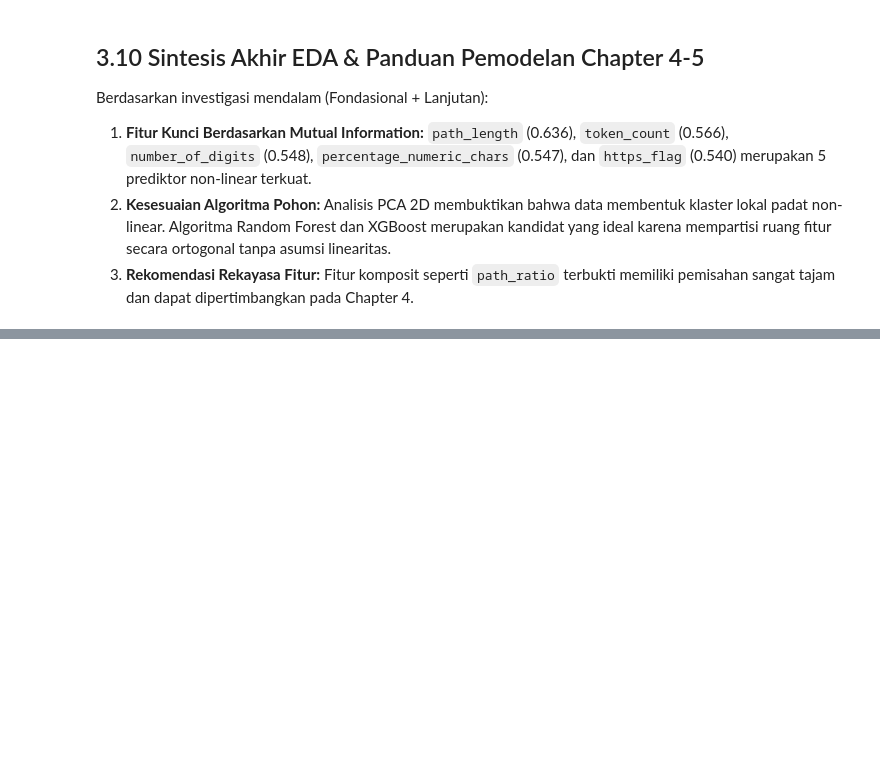
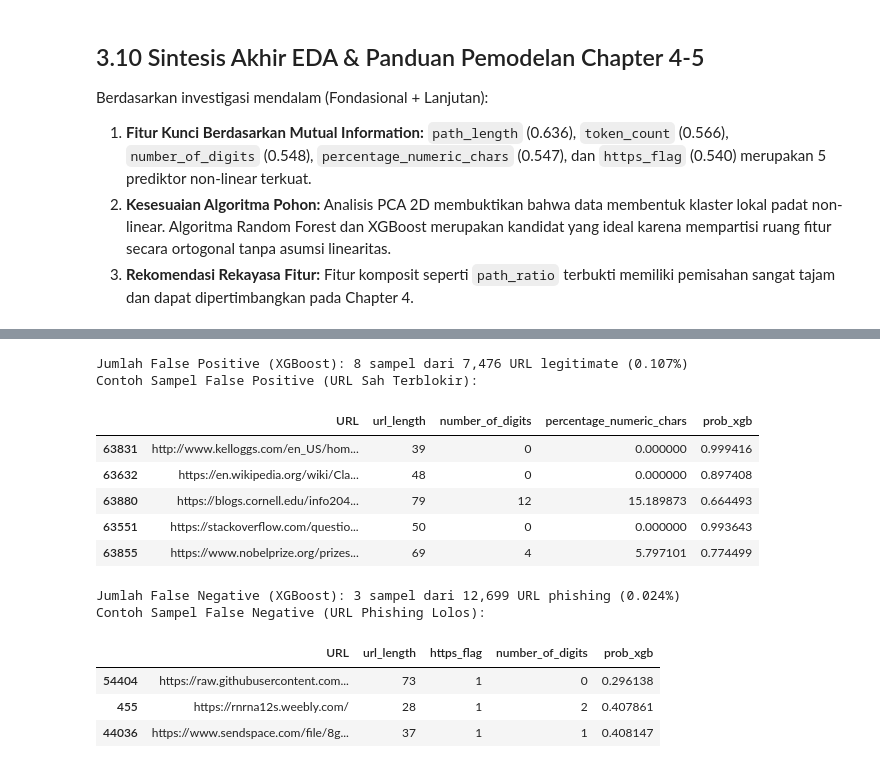
Before and after one commit to fathirrizkifadillah/PhisGuard_Model_Training, a Jupyter notebook: url.ipynb, the cells around one changed output, grey strips where cells are left out. Drawn from its saved outputs; the diff is of its cells as text; code cells hidden in the pictures; blank space fills up the shorter version.

```diff
--- a/url.ipynb
+++ b/url.ipynb
@@ -1023,0 +1334,36 @@ Berdasarkan investigasi mendalam (Fondasional + Lanjutan):
+# %%
+# Ambil kembali teks URL asli dari dataframe bersih
+test_indices = X_test.index
+df_error = df_clean.loc[test_indices].copy()
+df_error['pred_rf'] = y_pred_rf
+df_error['pred_xgb'] = y_pred_xgb
+df_error['prob_xgb'] = y_prob_xgb
+
+# False Positives: URL Legitimate (0) diprediksi sebagai Phishing (1)
+fp_xgb = df_error[(df_error['is_phishing'] == 0) & (df_error['pred_xgb'] == 1)]
+print(f"Jumlah False Positive (XGBoost): {len(fp_xgb)} sampel dari {sum(y_test==0):,} URL legitimate ({len(fp_xgb)/sum(y_test==0)*100:.3f}%)")
+if len(fp_xgb) > 0:
+    print("Contoh Sampel False Positive (URL Sah Terblokir):")
+    display(fp_xgb[['URL', 'url_length', 'number_of_digits', 'percentage_numeric_chars', 'prob_xgb']].head(5))
+
+# False Negatives: URL Phishing (1) diprediksi sebagai Legitimate (0)
+fn_xgb = df_error[(df_error['is_phishing'] == 1) & (df_error['pred_xgb'] == 0)]
+print(f"\nJumlah False Negative (XGBoost): {len(fn_xgb)} sampel dari {sum(y_test==1):,} URL phishing ({len(fn_xgb)/sum(y_test==1)*100:.3f}%)")
+if len(fn_xgb) > 0:
+    print("Contoh Sampel False Negative (URL Phishing Lolos):")
+    display(fn_xgb[['URL', 'url_length', 'https_flag', 'number_of_digits', 'prob_xgb']].head(5))
+# %% [output]
+Jumlah False Positive (XGBoost): 8 sampel dari 7,476 URL legitimate (0.107%)
+Contoh Sampel False Positive (URL Sah Terblokir):
+|  | URL | url_length | number_of_digits | percentage_numeric_chars | prob_xgb |
+| 63831 | http://www.kelloggs.com/en_US/hom... | 39 | 0 | 0.000000 | 0.999416 |
+| 63632 | https://en.wikipedia.org/wiki/Cla... | 48 | 0 | 0.000000 | 0.897408 |
+| 63880 | https://blogs.cornell.edu/info204... | 79 | 12 | 15.189873 | 0.664493 |
+| 63551 | https://stackoverflow.com/questio... | 50 | 0 | 0.000000 | 0.993643 |
+| 63855 | https://www.nobelprize.org/prizes... | 69 | 4 | 5.797101 | 0.774499 |
+Jumlah False Negative (XGBoost): 3 sampel dari 12,699 URL phishing (0.024%)
+Contoh Sampel False Negative (URL Phishing Lolos):
+|  | URL | url_length | https_flag | number_of_digits | prob_xgb |
+| 54404 | https://raw.githubusercontent.com... | 73 | 1 | 0 | 0.296138 |
+| 455 | https://rnrna12s.weebly.com/ | 28 | 1 | 2 | 0.407861 |
+| 44036 | https://www.sendspace.com/file/8g... | 37 | 1 | 1 | 0.408147 |
```
Also changed, not shown: parts of 12 cells of this notebook, 19 other files.
